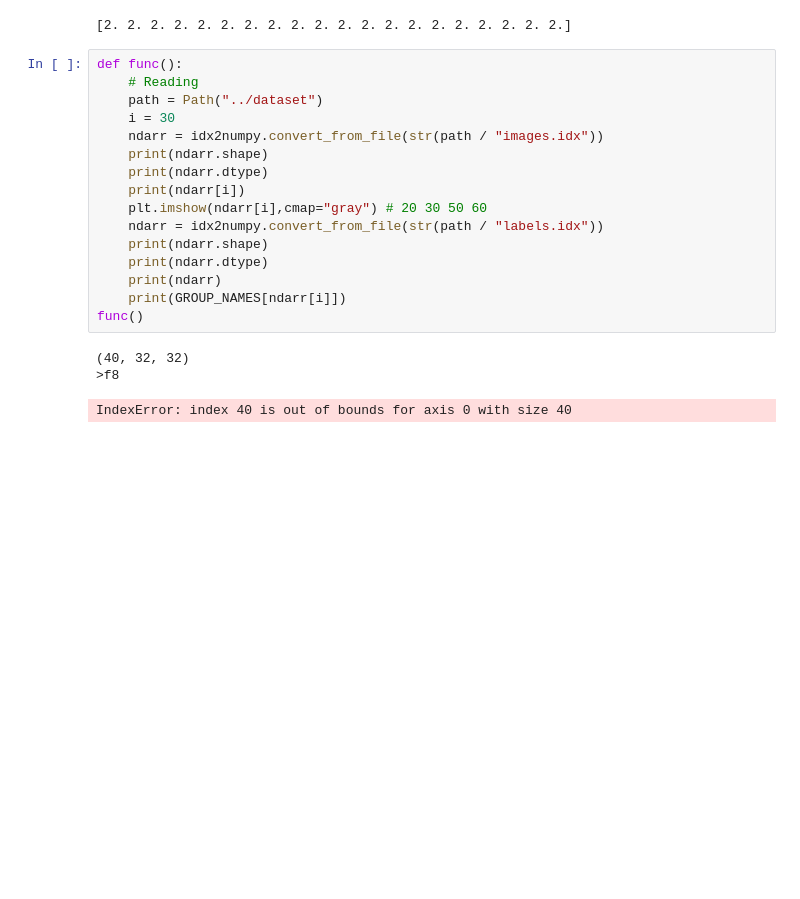
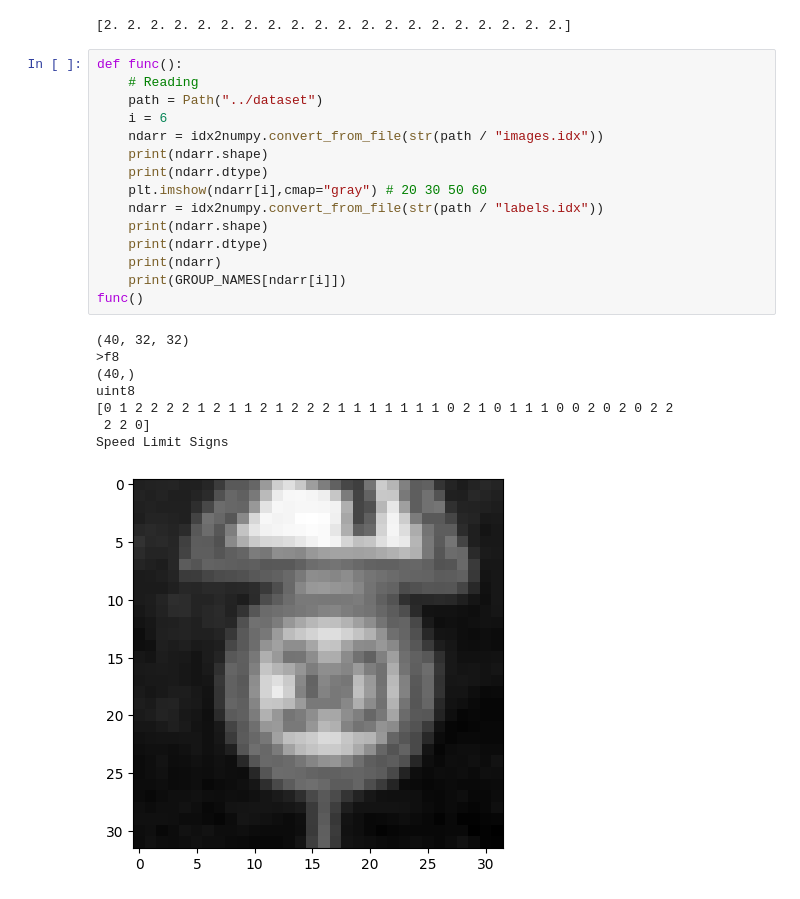
Before and after one commit to ro-jo-mo/Dissertation-Verifying-NN, a Jupyter notebook: Superclass/idxdataset.ipynb, the cells around one changed output. Drawn from its saved outputs; the diff is of its cells as text; blank space fills up the shorter version.

```diff
--- a/Superclass/idxdataset.ipynb
+++ b/Superclass/idxdataset.ipynb
@@ -72,20 +72,24 @@ write_idx(images,labels,2)
 # %%
 def func():
     # Reading
     path = Path("../dataset")
-    i = 30
+    i = 6
     ndarr = idx2numpy.convert_from_file(str(path / "images.idx"))
     print(ndarr.shape)
     print(ndarr.dtype)
-    print(ndarr[i])
     plt.imshow(ndarr[i],cmap="gray") # 20 30 50 60
     ndarr = idx2numpy.convert_from_file(str(path / "labels.idx"))
     print(ndarr.shape)
     print(ndarr.dtype)
     print(ndarr)
     print(GROUP_NAMES[ndarr[i]])
 func()
 # %% [output]
 (40, 32, 32)
 >f8
+(40,)
+uint8
+[0 1 2 2 2 2 1 2 1 1 2 1 2 2 2 1 1 1 1 1 1 1 0 2 1 0 1 1 1 0 0 2 0 2 0 2 2
+ 2 2 0]
+Speed Limit Signs
-IndexError: index 40 is out of bounds for axis 0 with size 40
+[figure, added]
```
Also changed, not shown: 4 other files.
